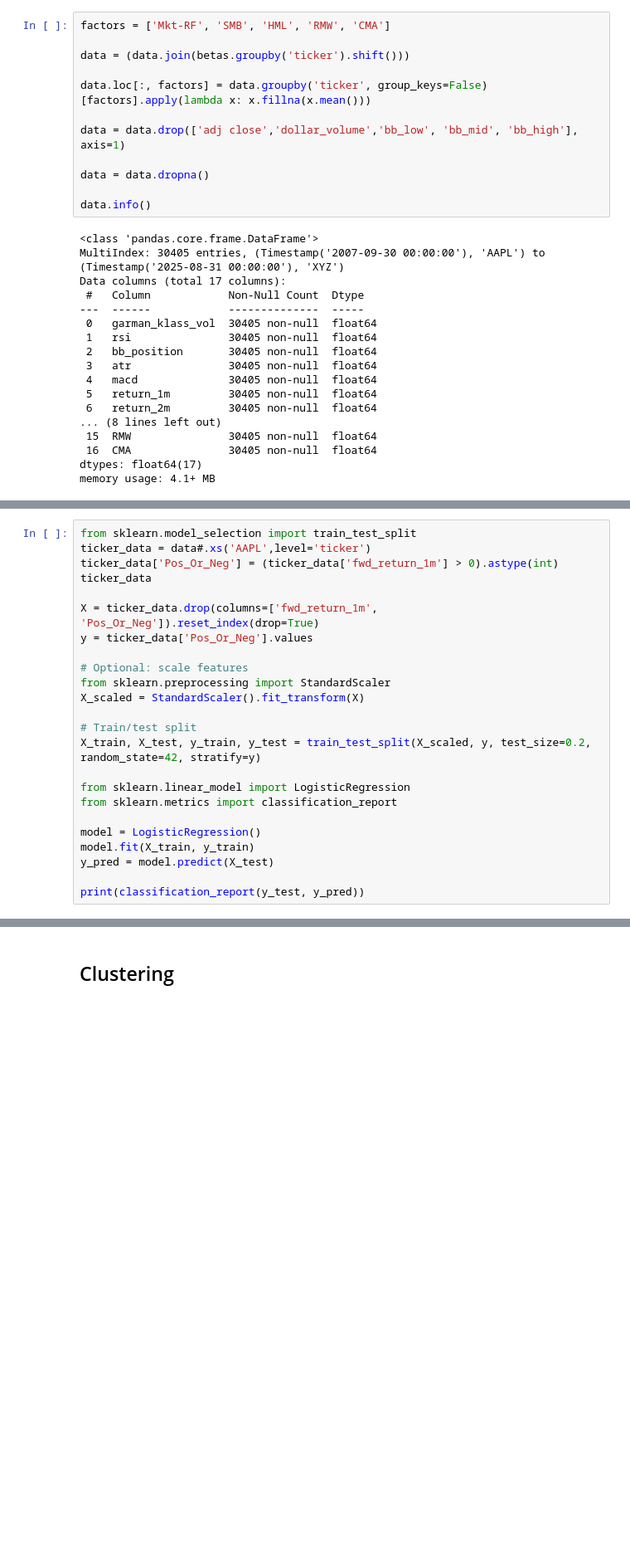
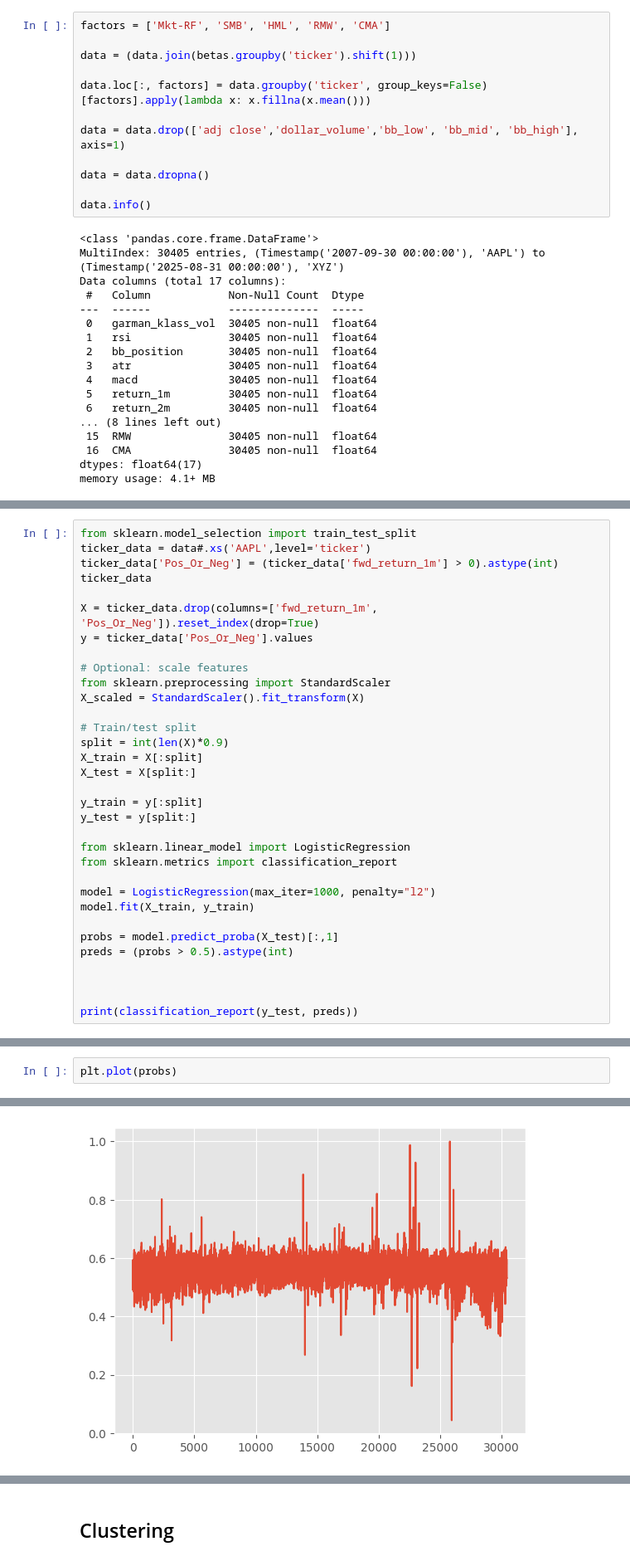
Before and after one commit to LukeJG/Trading-Algorithms, a Jupyter notebook: QuantFinance.ipynb, the cells around one changed output, grey strips where cells are left out. Shown at 83% size. Cells and saved outputs as stored; diff of their text form; blank space fills up the shorter version.

```diff
--- a/QuantFinance.ipynb
+++ b/QuantFinance.ipynb
@@ -509,7 +487,7 @@ monthly_rets_df = data1['fwd_return_1m']
 # %%
 factors = ['Mkt-RF', 'SMB', 'HML', 'RMW', 'CMA']
 
-data = (data.join(betas.groupby('ticker').shift()))
+data = (data.join(betas.groupby('ticker').shift(1)))
 
 data.loc[:, factors] = data.groupby('ticker', group_keys=False)[factors].apply(lambda x: x.fillna(x.mean()))
 
@@ -559,16 +543,25 @@ from sklearn.preprocessing import StandardScaler
 X_scaled = StandardScaler().fit_transform(X)
 
 # Train/test split
-X_train, X_test, y_train, y_test = train_test_split(X_scaled, y, test_size=0.2, random_state=42, stratify=y)
+split = int(len(X)*0.9)
+X_train = X[:split]
+X_test = X[split:]
+
+y_train = y[:split]
+y_test = y[split:]
 
 from sklearn.linear_model import LogisticRegression
 from sklearn.metrics import classification_report
 
-model = LogisticRegression()
+model = LogisticRegression(max_iter=1000, penalty="l2")
 model.fit(X_train, y_train)
-y_pred = model.predict(X_test)
 
-print(classification_report(y_test, y_pred))
+probs = model.predict_proba(X_test)[:,1]
+preds = (probs > 0.5).astype(int)
+
+
+
+print(classification_report(y_test, preds))
 # %% [output]
               precision    recall  f1-score   support
 
@@ -582,0 +574,3 @@ weighted avg       0.52      0.56      0.42      6081
+# %%
+plt.plot(probs)
+# %% [output]
@@ -583,3 +578,4 @@ weighted avg       0.52      0.56      0.42      6081
+[figure, added]
 # %%
 import xgboost as xgb
 from xgboost import XGBRegressor
```
Also changed, not shown: parts of 35 cells of this notebook.
